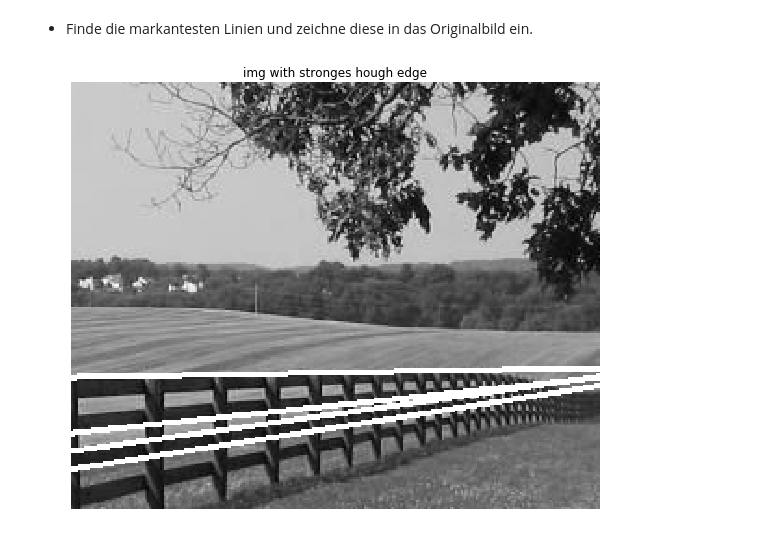
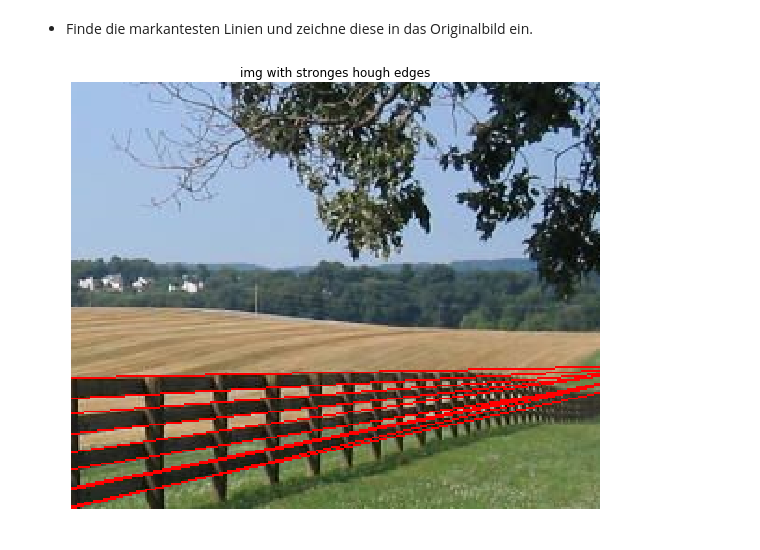
Before and after one commit to jonasitzmann/bildbasierte_modellierung, a Jupyter notebook: ex3/ex3.ipynb, the cells around one changed output. Saved outputs shown, nothing was run; the diff lists cells and outputs as text; code cells hidden in the pictures.

```diff
--- a/ex3/ex3.ipynb
+++ b/ex3/ex3.ipynb
@@ -18,7 +18,8 @@ def add_noise(image, sigma):
     noisy = noisy.astype(np.uint16)
     return noisy
 
-def show_imgs(imgs, captions=None):
+""" kwargs are passed through to plt.imshow()"""
+def show_imgs(imgs, captions=None, **kwargs):
     n_imgs = len(imgs)
     if not captions:
         captions = ["" for _ in range(n_imgs)]
@@ -28,8 +29,9 @@ def show_imgs(imgs, captions=None):
     axes = np.array(axes).reshape(-1) #subplots(...) doesn't return a list if n_imgs==1
     for idx, ax in enumerate(axes):
         img = imgs[idx]
-        is_gray = len(img.shape) == 2
-        kwargs = {'cmap' : 'gray'} if is_gray else {}
+        is_gray = len(img.shape) == 2 and not 'cmap' in kwargs
+        if is_gray:
+            kwargs['cmap']='gray'
         ax.imshow(imgs[idx], **kwargs)
         ax.set_title(captions[idx])
         ax.axis('off')
@@ -146,23 +146,24 @@ show_imgs([hough], ['hough transform'])
 # %% [markdown]
 *  Finde die markantesten Linien und zeichne diese in das Originalbild ein.
 # %%
-hough_thr = hough > 120
-dists_, thetas_ = np.nonzero(hough_thr)
+inf = 1000
+hough_thr = hough > 100
+dists_, o_idxs = np.nonzero(hough_thr)
 max_dist = np.ceil(linalg.norm(img.shape)).astype(np.uint64)
-img_hough_line = img_gray.copy()
-for dist_, theta_ in zip(dists_, thetas_):
+img_hough_line = img.copy()
+for dist_, o_idx in zip(dists_, o_idxs):
     rho = dist_ - max_dist
-    theta = os[theta_]
-    cos_o = np.sin(theta)     # where did i swap sin and cos?
-    sin_o = np.cos(theta)
-    x0 = cos_o*rho
-    y0 = sin_o*rho
-    x1 = int(x0 + 1000*(-sin_o))
-    y1 = int(y0 + 1000*(cos_o))
-    x2 = int(x0 - 1000*(-sin_o))
-    y2 = int(y0 - 1000*(cos_o))
-    cv2.line(img_hough_line,(x1,y1),(x2,y2),255,2)
+    theta = os[o_idx]
+    cos_o = np.cos(theta)
+    sin_o = np.sin(theta)
+    x0 = sin_o*rho
+    y0 = cos_o*rho
+    x1 = int(x0 + inf*(cos_o))
+    y1 = int(y0 + inf*(-sin_o))
+    x2 = int(x0 - inf*(cos_o))
+    y2 = int(y0 - inf*(-sin_o))
+    cv2.line(img_hough_line,(x1,y1),(x2,y2),(255, 0, 0),1)
 
-show_imgs([img_hough_line], ['img with stronges hough edge'])
+show_imgs([img_hough_line], ['img with stronges hough edges'])
 # %% [output]
-[figure, old version]
+[figure, new version]
```
Also changed, not shown: parts of 3 cells of this notebook.
